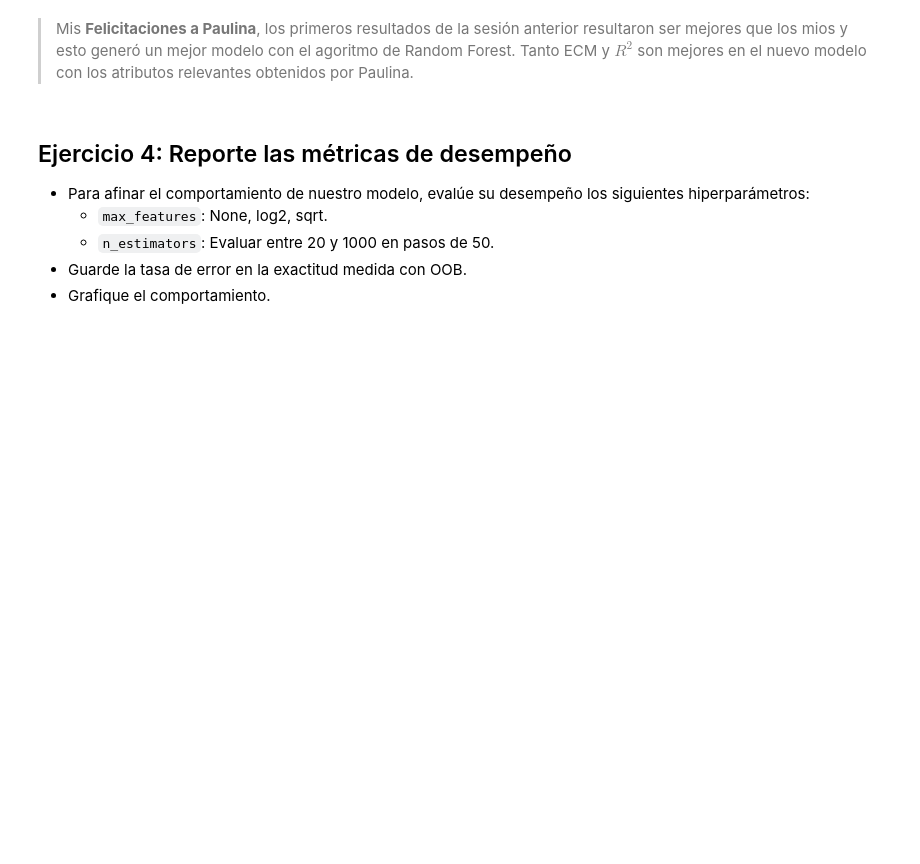
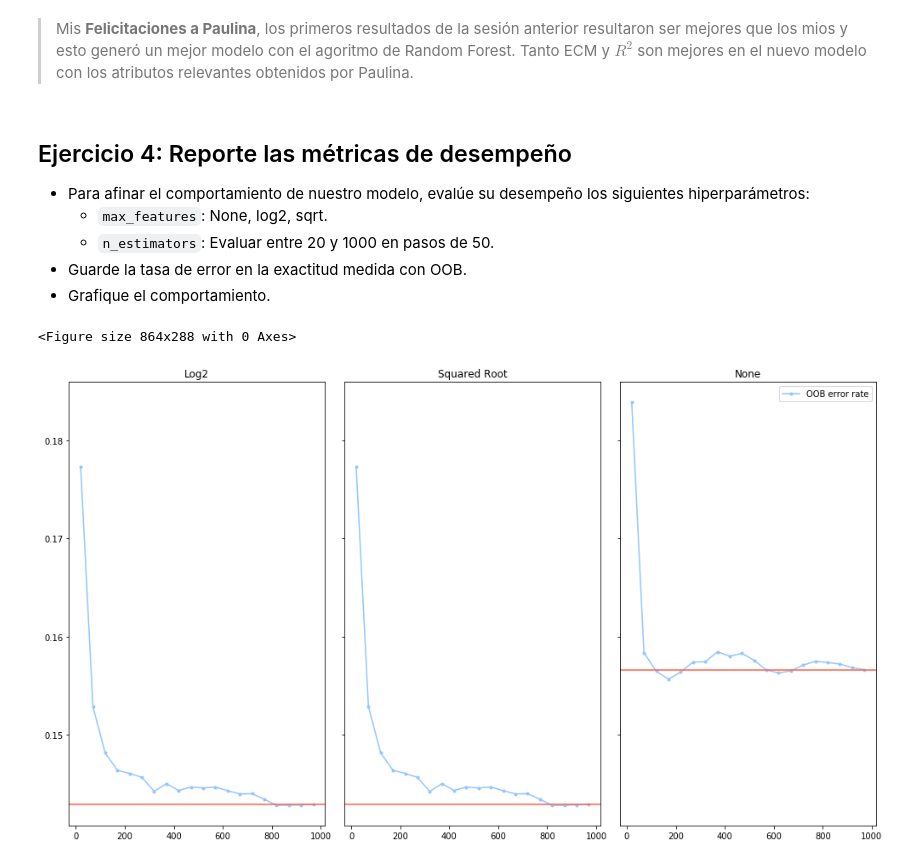
Before and after one commit to ridexmoler/modulo-machine-learning, a Jupyter notebook: semana4/sesion8/Pablo-Rocco-ACT008/notebook.ipynb, the cells around one changed output. Cells and saved outputs as stored; diff of their text form; code cells hidden in the pictures; blank space fills up the shorter version.

```diff
--- a/semana4/sesion8/Pablo-Rocco-ACT008/notebook.ipynb
+++ b/semana4/sesion8/Pablo-Rocco-ACT008/notebook.ipynb
@@ -161,0 +207,17 @@ R cuadrado:
+# %%
+plt.figure(figsize=(12, 4));
+fig, axs = plt.subplots(1, 3, sharex=True, sharey=True);
+axs[0].plot(n_estimators, tmp_oob_log2, '.-', label='OOB error rate');
+axs[0].set_title('Log2');
+axs[0].axhline(1 - model_rf_log2.oob_score_, color='tomato')
+axs[1].plot(n_estimators, tmp_oob_sqrt,'.-',  label='OOB error rate');
+axs[1].set_title('Squared Root');
+axs[1].axhline(1 - model_rf_sqrt.oob_score_, color='tomato')
+axs[2].plot(n_estimators, tmp_oob_none, '.-', label='OOB error rate');
+axs[2].set_title('None');
+axs[2].axhline(1 - model_rf_none.oob_score_, color='tomato')
+plt.tight_layout();
+plt.legend();
+# %% [output]
+<Figure size 864x288 with 0 Axes>
+[figure, added]
```
Also changed, not shown: parts of 11 cells of this notebook.
